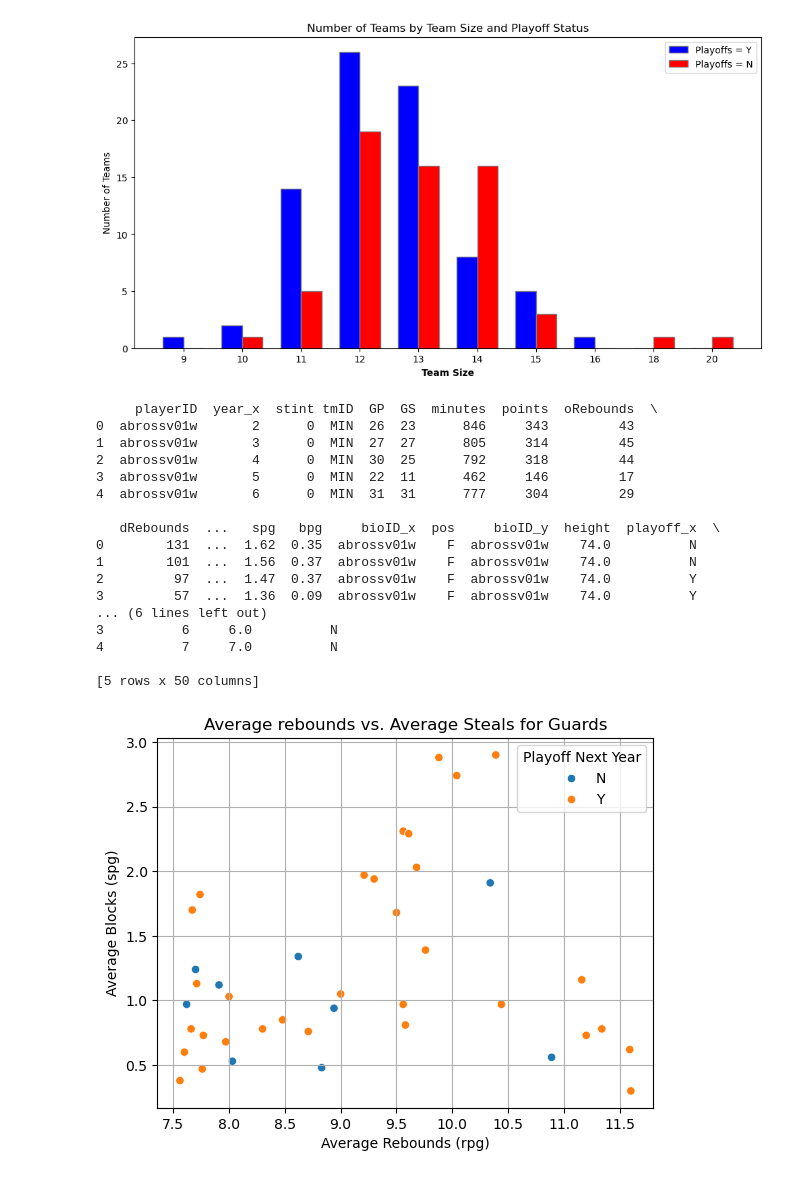
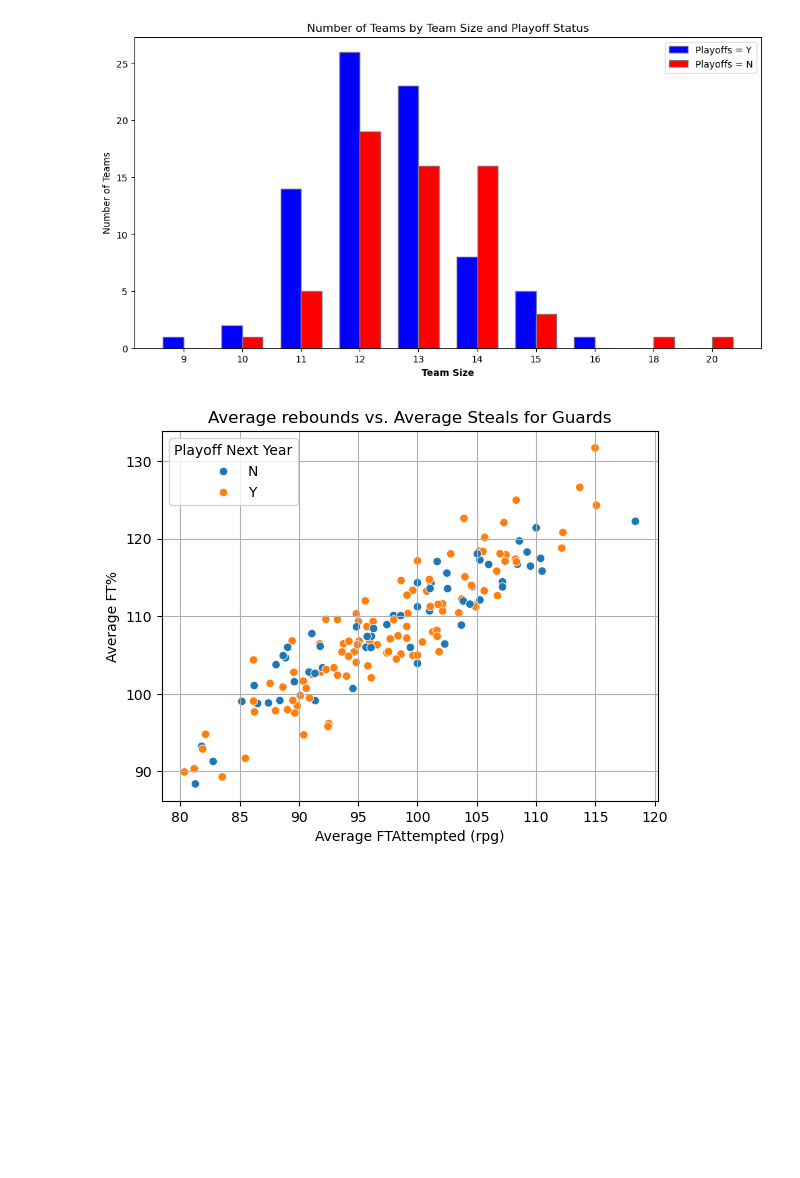
Before and after one commit to P1ntas/Machine-Learning, a Jupyter notebook: jb/processed_data.ipynb, the cells around one changed output. Drawn from its saved outputs; the diff is of its cells as text; code cells hidden in the pictures; blank space fills up the shorter version.

```diff
--- a/jb/processed_data.ipynb
+++ b/jb/processed_data.ipynb
@@ -60,19 +60,29 @@ player_teams['Postfg%'] = compute_percentage(player_teams['PostfgMade'], player_
 player_teams['Postthree%'] = compute_percentage(player_teams['PostthreeMade'], player_teams['PostthreeAttempted'])
 player_teams['Postgs%'] = compute_percentage(player_teams['PostGS'], player_teams['PostGP'])
 
-#ppg, rpg, apg, spg, bpg
+#effective field goal percentage
+player_teams['efg%'] = compute_percentage(player_teams['fgMade'] + 0.5 * player_teams['threeMade'], player_teams['fgAttempted']) * 2
+
+#true shooting percentage
+player_teams['ts%'] = compute_percentage(player_teams['points'], 2 * (player_teams['fgAttempted'] + 0.44 * player_teams['ftAttempted'])) * 2
+
+#per game stats
+#if pos contains G, then multiply by assists by 1.5, if contains C, then multiply by rebounds by 1.5, if contains F, then points by 1.5 (it may contain more than one letter ex: G-F )
 player_teams['ppg'] = round(player_teams['points']/player_teams['GP'],2)
 player_teams['rpg'] = round(player_teams['rebounds']/player_teams['GP'],2)
 player_teams['apg'] = round(player_teams['assists']/player_teams['GP'],2)
 player_teams['spg'] = round(player_teams['steals']/player_teams['GP'],2)
 player_teams['bpg'] = round(player_teams['blocks']/player_teams['GP'],2)
 
+#efficiency
+player_teams['eff'] = player_teams['ppg'] + player_teams['rpg'] + player_teams['apg'] + player_teams['spg'] + player_teams['bpg'] - (player_teams['fgAttempted'] - player_teams['fgMade']) - (player_teams['ftAttempted'] - player_teams['ftMade']) - player_teams['turnovers']
+
 #add pos column from players to player_teams, bioID is the same as playerID
 player_teams = player_teams.merge(players[['bioID', 'pos']], left_on='playerID', right_on='bioID', how='left')
 
 
 #remove the made and attempted columns
-player_teams.drop(['ftMade', 'ftAttempted', 'fgMade', 'fgAttempted', 'threeMade', 'threeAttempted', 'PostftMade', 'PostftAttempted', 'PostfgMade', 'PostfgAttempted', 'PostthreeMade', 'PostthreeAttempted', 'PostGS', 'PostGP'], axis=1, inplace=True)
+player_teams.drop([ 'threeMade', 'threeAttempted', 'PostftMade', 'PostftAttempted', 'PostfgMade', 'PostfgAttempted', 'PostthreeMade', 'PostthreeAttempted', 'PostGS', 'PostGP'], axis=1, inplace=True)
 # %%
 coaches['total_games'] = coaches['won']+ coaches['lost']
 coaches['W%'] = compute_percentage(coaches['won'],coaches['total_games'])
@@ -727,60 +737,43 @@ plt.show()
 #plot the average points of players vs average asssts (only pos = G or G-F) (make it a scatter graph and the hue is the playoff column)
 
 # Get the players that are guards
-guards = player_teams[player_teams['pos'].isin(['C', 'F-C'])]
+guards = player_teams#[player_teams['pos'].isin(['C', 'F-C'])]
 
 #max year is 10
 guards = guards[guards['year'] < 10]
 
 #create column next_year
 guards['next_year'] = guards['year'] + 1
 
 # Assuming 'teams' is a DataFrame with a 'playoff' column, 'year', and 'tmID'.
 
 # First, create a new DataFrame for teams in the next year with the relevant columns.
 next_year_teams = teams[['tmID', 'year', 'playoff']].copy()
 next_year_teams['year'] -= 1  # Adjust the year to match the 'guards' DataFrame.
 
 # Merge the 'guards' DataFrame with the 'next_year_teams' DataFrame.
 guards = pd.merge(guards, next_year_teams, how='left', left_on=['tmID', 'next_year'], right_on=['tmID', 'year'])
-
-print(guards.head())
-
 # After merging, there may be NaNs in 'playoff' column for teams or players that don't exist in the next year.
 
 #drop NaN rows
 guards = guards[guards['playoff_y'].notnull()]
 
 #check rpg > 10
-guards = guards[guards['rpg'] > 7.5]
+guards = guards[guards['fg%'] > 40]
 
+guards = guards[guards['ft%'] > 80]
+
+guards = guards[guards['fgAttempted'] > 100]
 # Rename the 'playoff' column from the merge to 'playoff_nextYear'.
 guards.rename(columns={'playoff_y': 'playoff_nextYear'}, inplace=True)
 
 # Now you can plot the data.
-sns.scatterplot(data=guards, x='rpg', y='bpg', hue='playoff_nextYear')
+sns.scatterplot(data=guards, x='efg%', y='ts%', hue='playoff_nextYear')
 plt.title('Average rebounds vs. Average Steals for Guards')
-plt.xlabel('Average Rebounds (rpg)')
-plt.ylabel('Average Blocks (spg)')
+plt.xlabel('Average FTAttempted (rpg)')
+plt.ylabel('Average FT%')
 plt.grid(True)
 plt.legend(title='Playoff Next Year')
 plt.show()
 # %% [output]
-     playerID  year_x  stint tmID  GP  GS  minutes  points  oRebounds  \
-0  abrossv01w       2      0  MIN  26  23      846     343         43
-1  abrossv01w       3      0  MIN  27  27      805     314         45
-2  abrossv01w       4      0  MIN  30  25      792     318         44
-3  abrossv01w       5      0  MIN  22  11      462     146         17
-4  abrossv01w       6      0  MIN  31  31      777     304         29
-
-   dRebounds  ...   spg   bpg     bioID_x  pos     bioID_y  height  playoff_x  \
-0        131  ...  1.62  0.35  abrossv01w    F  abrossv01w    74.0          N
-1        101  ...  1.56  0.37  abrossv01w    F  abrossv01w    74.0          N
-2         97  ...  1.47  0.37  abrossv01w    F  abrossv01w    74.0          Y
-3         57  ...  1.36  0.09  abrossv01w    F  abrossv01w    74.0          Y
-... (6 lines left out)
-3          6     6.0          N
-4          7     7.0          N
-
-[5 rows x 50 columns]
-[figure, old version]
+[figure, new version]
```
Also changed, not shown: parts of 2 cells of this notebook, 3 other files.
